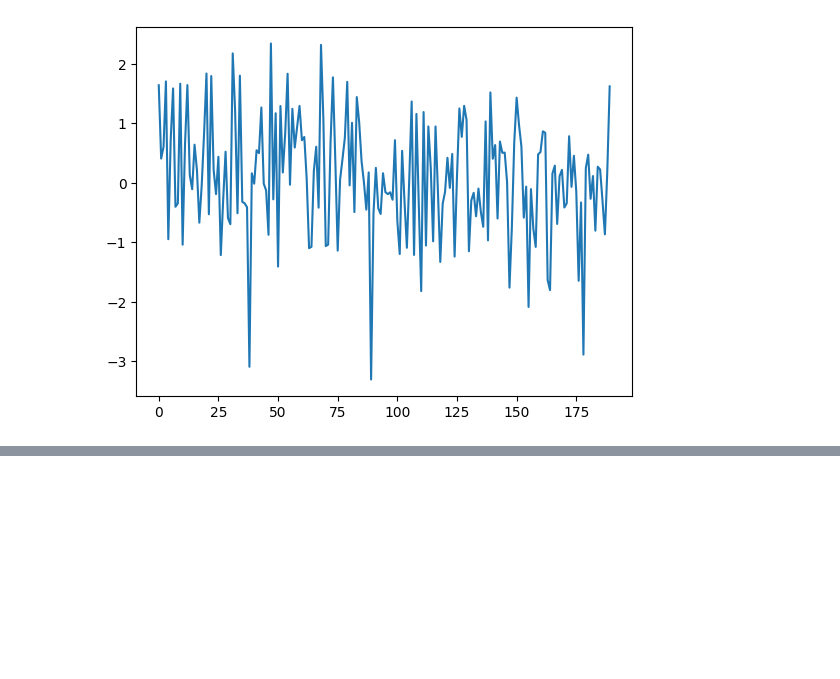
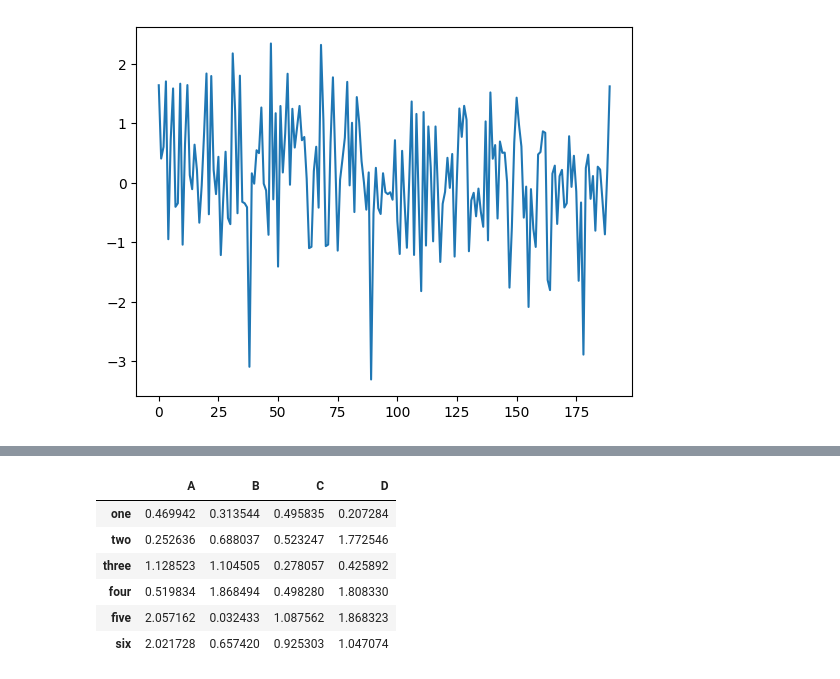
Before and after one commit to kunalmeon/Data-Analysis-Examples, a Jupyter notebook: SuperStoreData.ipynb, the cells around one changed output, grey strips where cells are left out. Saved outputs shown, nothing was run; the diff lists cells and outputs as text; code cells hidden in the pictures; blank space fills up the shorter version.

```diff
--- a/SuperStoreData.ipynb
+++ b/SuperStoreData.ipynb
@@ -1706,0 +1709,11 @@ myDataFrame.plot.bar()
+# %%
+myDataFrame=pd.DataFrame(np.abs(np.random.randn(6,4)), index=['one', 'two', 'three', 'four', 'five', 'six'], columns=["A","B","C","D"])
+myDataFrame
+# %% [output]
+|  | A | B | C | D |
+| one | 0.469942 | 0.313544 | 0.495835 | 0.207284 |
+| two | 0.252636 | 0.688037 | 0.523247 | 1.772546 |
+| three | 1.128523 | 1.104505 | 0.278057 | 0.425892 |
+| four | 0.519834 | 1.868494 | 0.498280 | 1.808330 |
+| five | 2.057162 | 0.032433 | 1.087562 | 1.868323 |
+| six | 2.021728 | 0.657420 | 0.925303 | 1.047074 |
```
Also changed, not shown: parts of 27 cells of this notebook.
